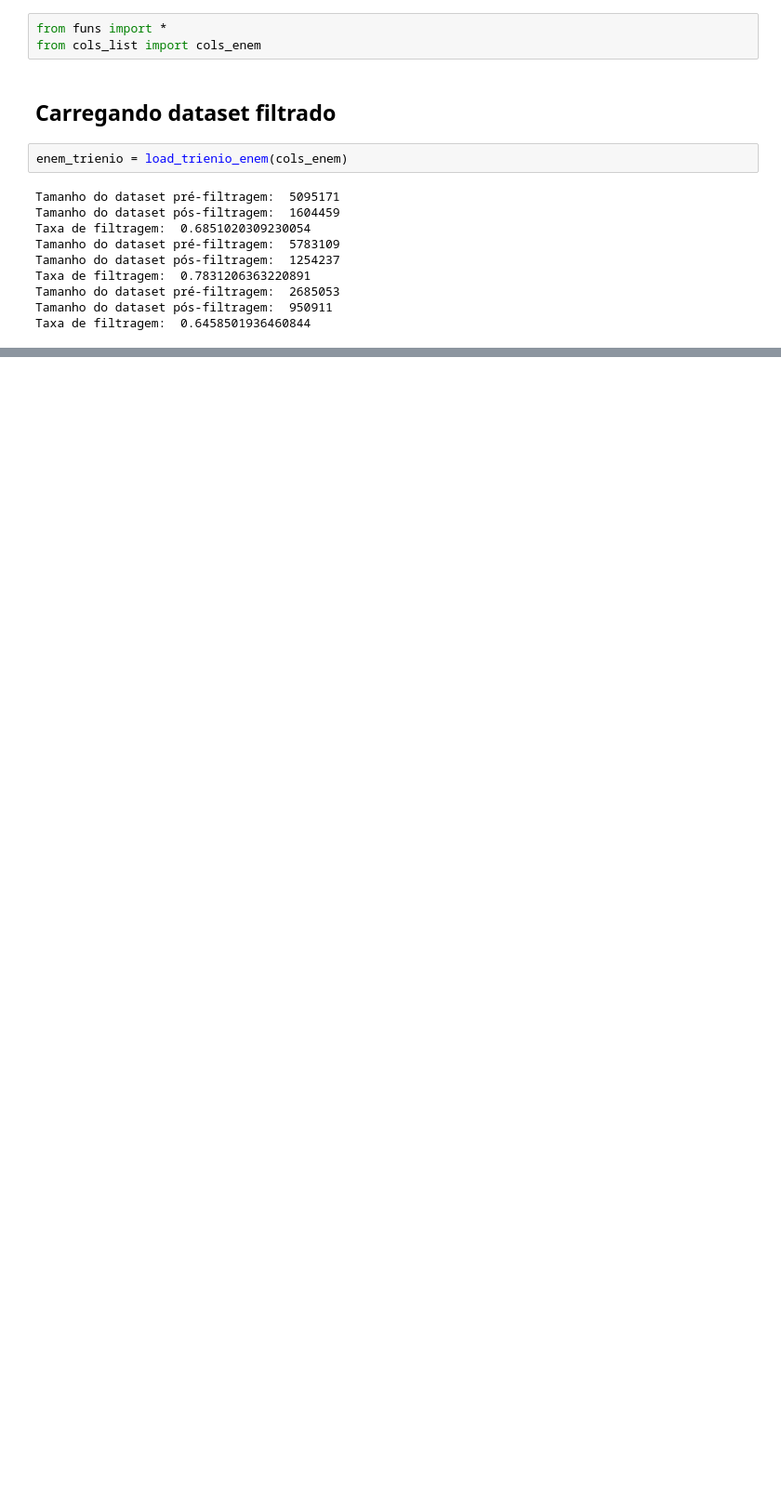
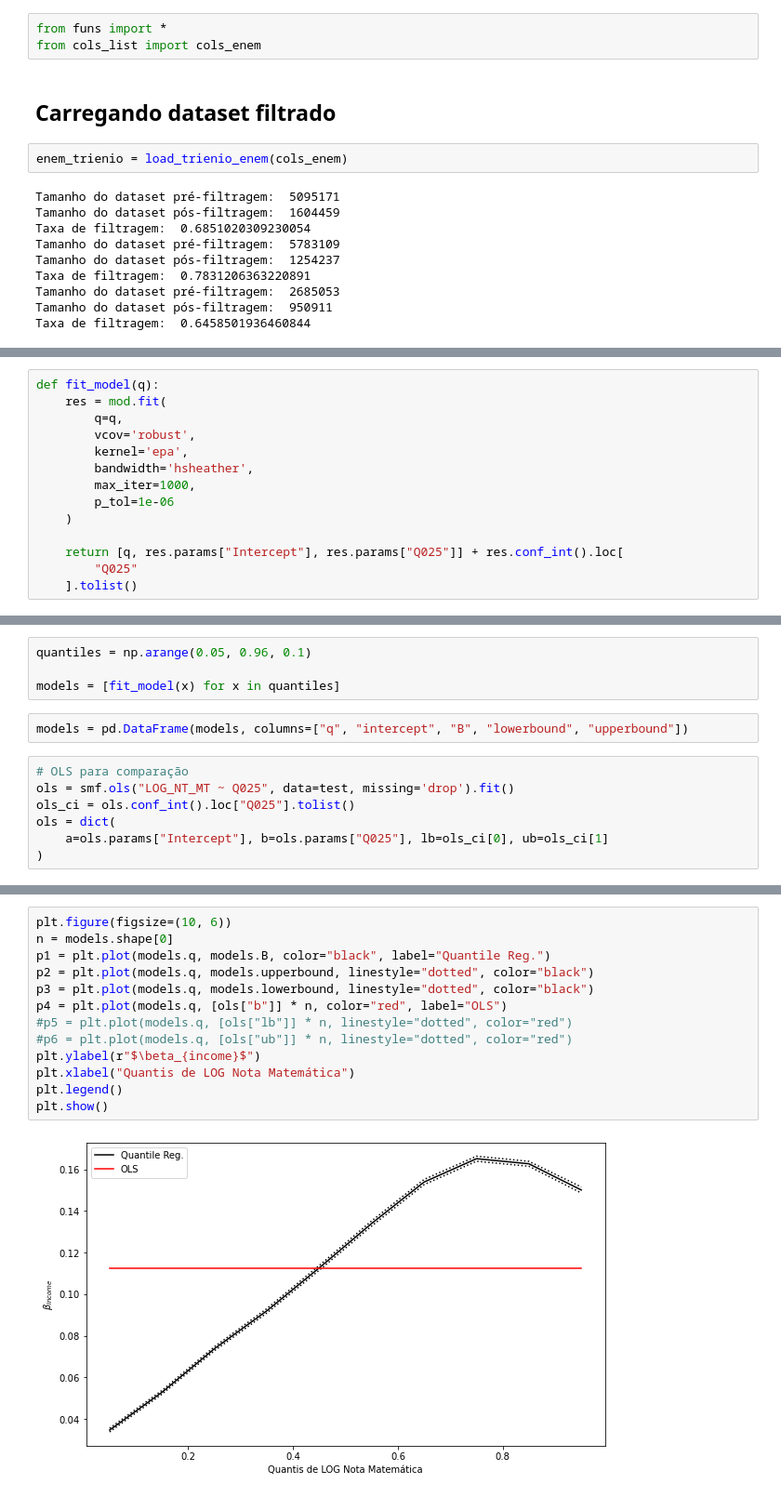
Before and after one commit to JV-Nunes/Relatorio-Conectividade, a Jupyter notebook: Analise/Models/QuantileReg.ipynb, the cells around one changed output, grey strips where cells are left out. Shown at 93% size. Cells and saved outputs as stored; diff of their text form; blank space fills up the shorter version.

Commit message:
simple quantile reg

```diff
--- a/Analise/Models/QuantileReg.ipynb
+++ b/Analise/Models/QuantileReg.ipynb
@@ -63,0 +60,14 @@ Q025[T.B]         nan        nan        nan        nan         nan         nan
+# %%
+def fit_model(q):
+    res = mod.fit(
+        q=q,
+        vcov='robust',
+        kernel='epa',
+        bandwidth='hsheather',
+        max_iter=1000,
+        p_tol=1e-06
+    )
+
+    return [q, res.params["Intercept"], res.params["Q025"]] + res.conf_int().loc[
+        "Q025"
+    ].tolist()
@@ -63,0 +76,13 @@ Q025[T.B]         nan        nan        nan        nan         nan         nan
+# %%
+quantiles = np.arange(0.05, 0.96, 0.1)
+
+models = [fit_model(x) for x in quantiles]
+# %%
+models = pd.DataFrame(models, columns=["q", "intercept", "B", "lowerbound", "upperbound"])
+# %%
+# OLS para comparação
+ols = smf.ols("LOG_NT_MT ~ Q025", data=test, missing='drop').fit()
+ols_ci = ols.conf_int().loc["Q025"].tolist()
+ols = dict(
+    a=ols.params["Intercept"], b=ols.params["Q025"], lb=ols_ci[0], ub=ols_ci[1]
+)
@@ -63,0 +105,15 @@ Q025[T.B]         nan        nan        nan        nan         nan         nan
+# %%
+plt.figure(figsize=(10, 6))
+n = models.shape[0]
+p1 = plt.plot(models.q, models.B, color="black", label="Quantile Reg.")
+p2 = plt.plot(models.q, models.upperbound, linestyle="dotted", color="black")
+p3 = plt.plot(models.q, models.lowerbound, linestyle="dotted", color="black")
+p4 = plt.plot(models.q, [ols["b"]] * n, color="red", label="OLS")
+#p5 = plt.plot(models.q, [ols["lb"]] * n, linestyle="dotted", color="red")
+#p6 = plt.plot(models.q, [ols["ub"]] * n, linestyle="dotted", color="red")
+plt.ylabel(r"$\beta_{income}$")
+plt.xlabel("Quantis de LOG Nota Matemática")
+plt.legend()
+plt.show()
+# %% [output]
+[figure, added]
```
Also changed, not shown: parts of 19 cells of this notebook, 1 other file.
